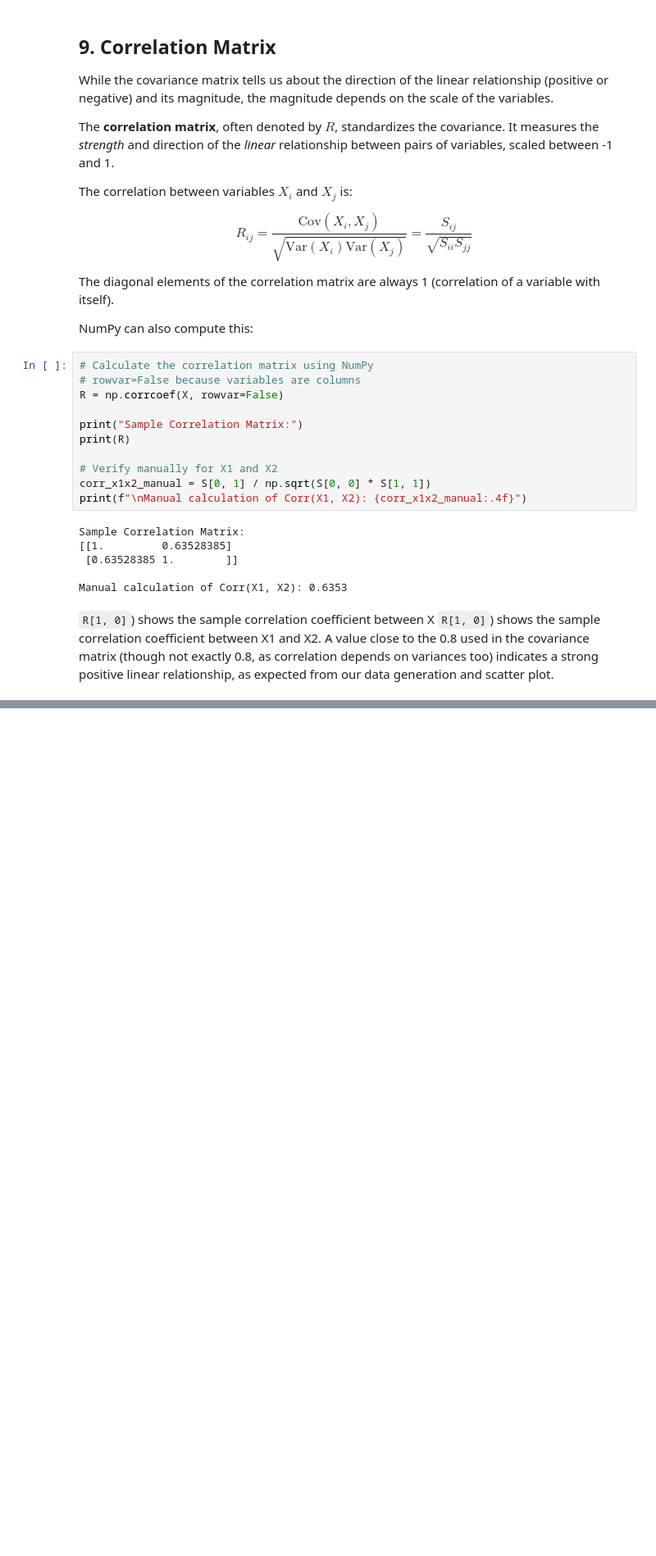
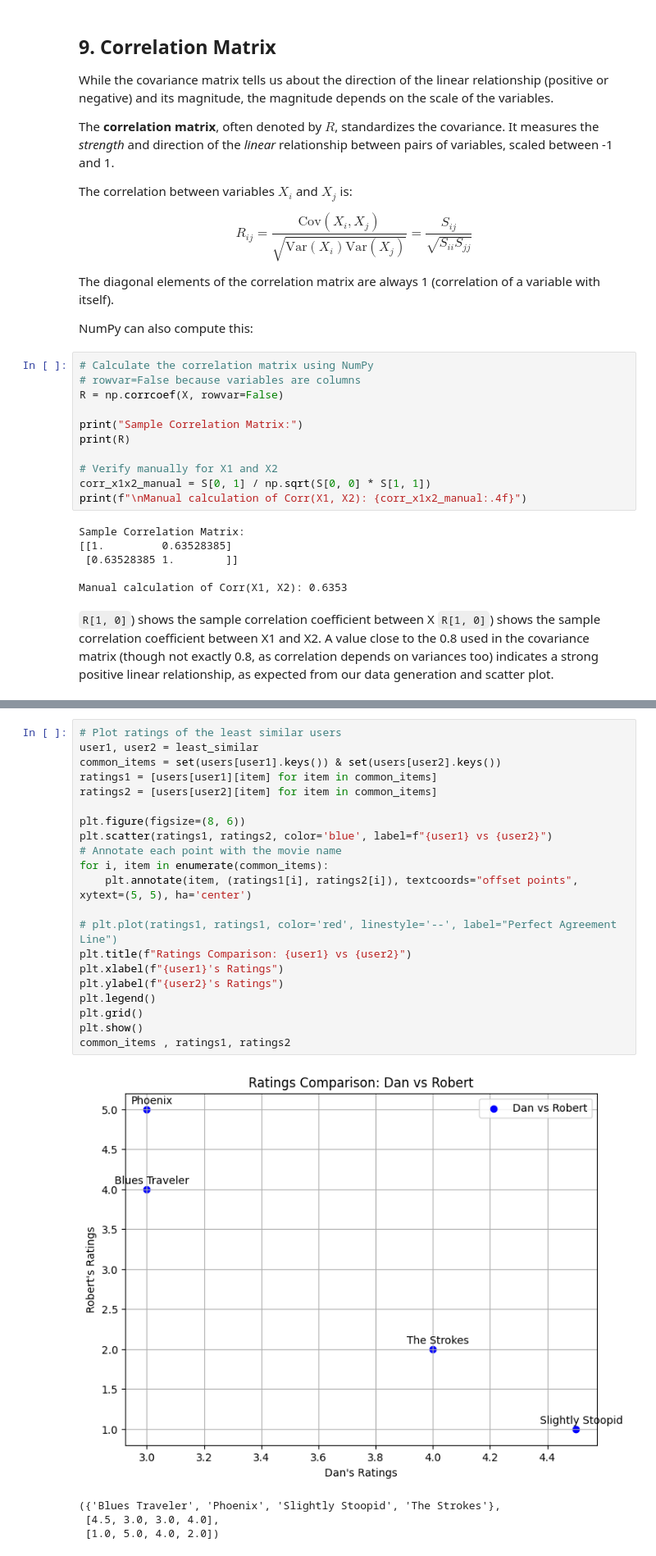
Before and after one commit to fum-cs/data-mining, a Jupyter notebook: notebooks/Covariance-Matrix.ipynb, the cells around one changed output, grey strips where cells are left out. Shown at 82% size. Saved outputs shown, nothing was run; the diff lists cells and outputs as text; blank space fills up the shorter version.

```diff
--- a/notebooks/Covariance-Matrix.ipynb
+++ b/notebooks/Covariance-Matrix.ipynb
@@ -522,0 +642,26 @@ Understanding the covariance matrix is crucial for various data analysis techniq
+# %%
+# Plot ratings of the least similar users
+user1, user2 = least_similar
+common_items = set(users[user1].keys()) & set(users[user2].keys())
+ratings1 = [users[user1][item] for item in common_items]
+ratings2 = [users[user2][item] for item in common_items]
+
+plt.figure(figsize=(8, 6))
+plt.scatter(ratings1, ratings2, color='blue', label=f"{user1} vs {user2}")
+# Annotate each point with the movie name
+for i, item in enumerate(common_items):
+    plt.annotate(item, (ratings1[i], ratings2[i]), textcoords="offset points", xytext=(5, 5), ha='center')
+
+# plt.plot(ratings1, ratings1, color='red', linestyle='--', label="Perfect Agreement Line")
+plt.title(f"Ratings Comparison: {user1} vs {user2}")
+plt.xlabel(f"{user1}'s Ratings")
+plt.ylabel(f"{user2}'s Ratings")
+plt.legend()
+plt.grid()
+plt.show()
+common_items , ratings1, ratings2
+# %% [output]
+[figure, added]
+({'Blues Traveler', 'Phoenix', 'Slightly Stoopid', 'The Strokes'},
+ [4.5, 3.0, 3.0, 4.0],
+ [1.0, 5.0, 4.0, 2.0])
```
Also changed, not shown: parts of 6 cells of this notebook.
